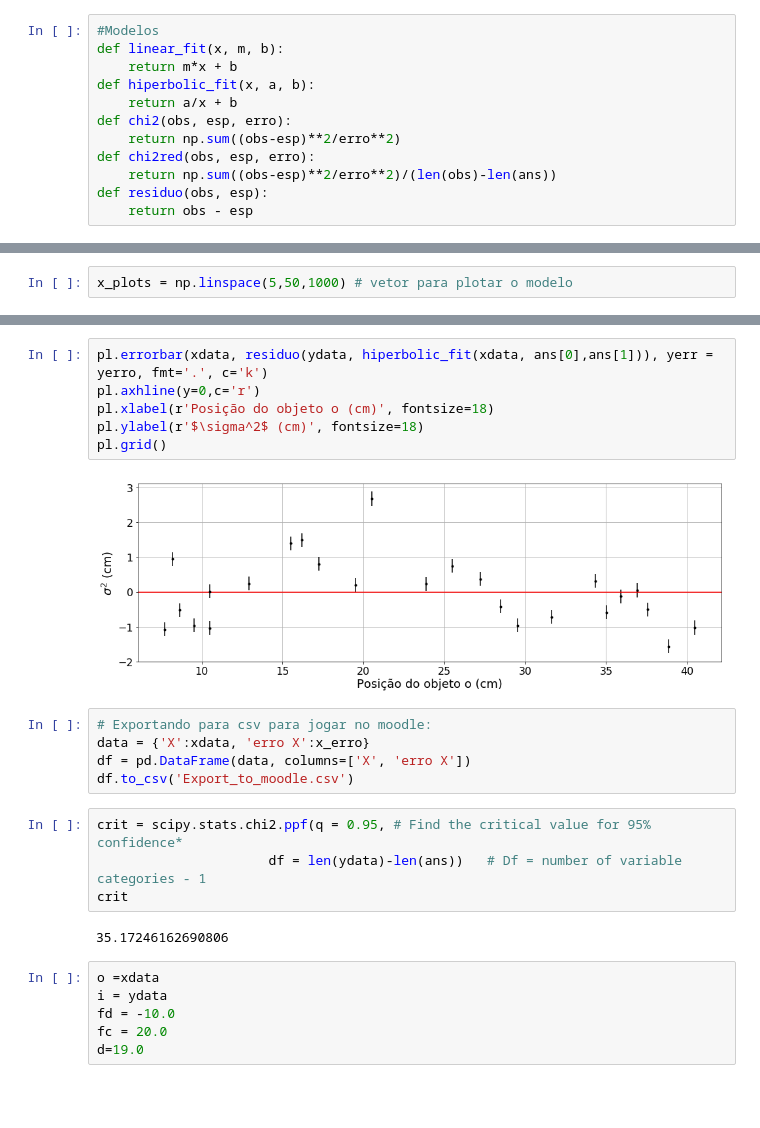
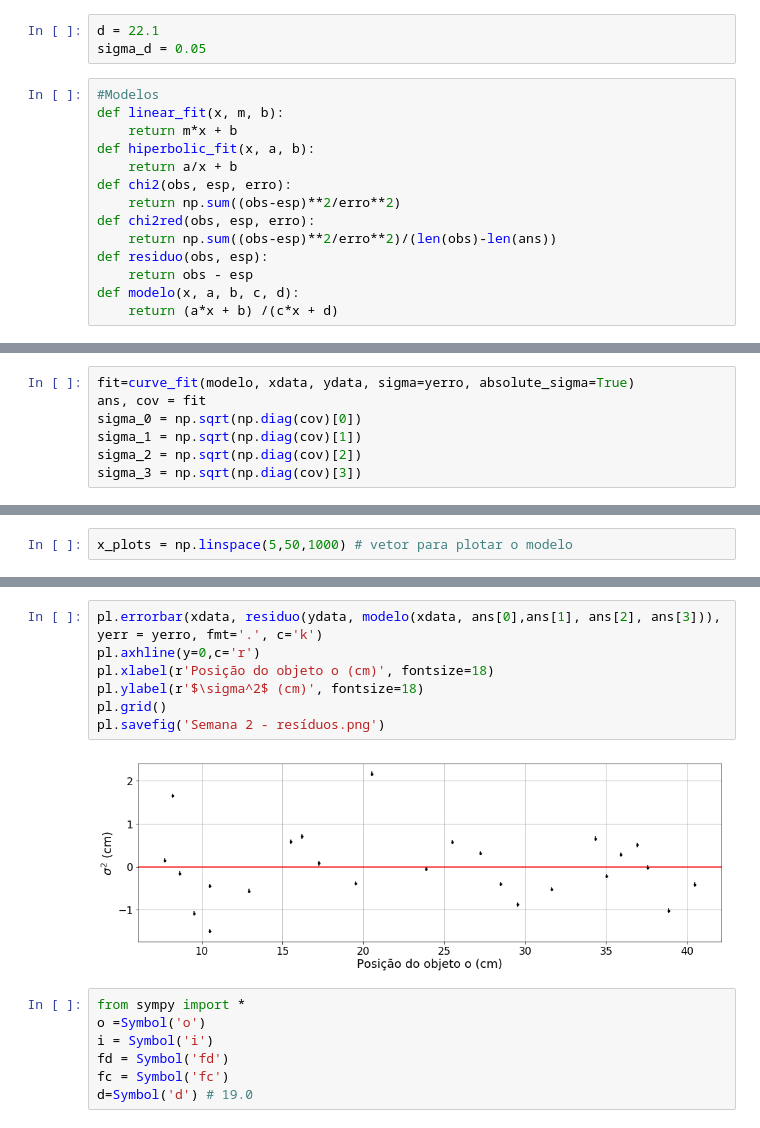
Before and after one commit to HBuenoo/IFUSP, a Jupyter notebook: Lab 4/Exp 1/Semana2.ipynb, the cells around one changed output, grey strips where cells are left out. Drawn from its saved outputs; the diff is of its cells as text; blank space fills up the shorter version.

Commit message:
alterações no código semana 2

```diff
--- a/Lab 4/Exp 1/Semana2.ipynb
+++ b/Lab 4/Exp 1/Semana2.ipynb
@@ -37,6 +37,9 @@ data
 | 22 | 17.26 | 0.05 | 95.10 | 0.05 |
 | 23 | 7.69 | 0.05 | 124.40 | 0.05 |
 | 24 | 8.65 | 0.05 | 118.71 | 0.05 |
+# %%
+d = 22.1
+sigma_d = 0.05
 # %%
 #Modelos
 def linear_fit(x, m, b):
@@ -49,6 +52,8 @@ def chi2red(obs, esp, erro):
     return np.sum((obs-esp)**2/erro**2)/(len(obs)-len(ans))
 def residuo(obs, esp):
     return obs - esp
+def modelo(x, a, b, c, d):
+    return (a*x + b) /(c*x + d)
 # %%
 fit=curve_fit(hiperbolic_fit, xdata, ydata, sigma=yerro, absolute_sigma=True)
 ans, cov = fit
@@ -88,3 +104,10 @@ array([-0.95708267,  0.74698911,  2.67791048,  1.39321266, -1.03240965,
         0.04577019, -0.12712461, -0.58650749, -0.41666643,  0.23046999,
         0.19726484,  1.48515263,  0.24396062,  0.01759035, -0.71855581,
         0.37517684,  0.31531331,  0.80797778, -1.07022249, -0.51949784])
+# %%
+fit=curve_fit(modelo, xdata, ydata, sigma=yerro, absolute_sigma=True)
+ans, cov = fit
+sigma_0 = np.sqrt(np.diag(cov)[0])
+sigma_1 = np.sqrt(np.diag(cov)[1])
+sigma_2 = np.sqrt(np.diag(cov)[2])
+sigma_3 = np.sqrt(np.diag(cov)[3])
@@ -103,26 +130,17 @@ pl.savefig('Semana 2 - Composição de lentes.png')
 # %%
-pl.errorbar(xdata, residuo(ydata, hiperbolic_fit(xdata, ans[0],ans[1])), yerr = yerro, fmt='.', c='k')
+pl.errorbar(xdata, residuo(ydata, modelo(xdata, ans[0],ans[1], ans[2], ans[3])), yerr = yerro, fmt='.', c='k')
 pl.axhline(y=0,c='r')
 pl.xlabel(r'Posição do objeto o (cm)', fontsize=18)
 pl.ylabel(r'$\sigma^2$ (cm)', fontsize=18)
 pl.grid()
+pl.savefig('Semana 2 - resíduos.png')
 # %% [output]
-[figure, old version]
+[figure, new version]
-# %%
-# Exportando para csv para jogar no moodle:
-data = {'X':xdata, 'erro X':x_erro}
-df = pd.DataFrame(data, columns=['X', 'erro X'])
-df.to_csv('Export_to_moodle.csv')
-# %%
-crit = scipy.stats.chi2.ppf(q = 0.95, # Find the critical value for 95% confidence*
-                      df = len(ydata)-len(ans))   # Df = number of variable categories - 1
-crit
-# %% [output]
-35.17246162690806
-# %%
-o =xdata
-i = ydata
-fd = -10.0
-fc = 20.0
-d=19.0
+# %%
+from sympy import *
+o =Symbol('o')
+i = Symbol('i')
+fd = Symbol('fd')
+fc = Symbol('fc')
+d=Symbol('d') # 19.0
 # %%
```
Also changed, not shown: parts of 22 cells of this notebook, 5 other files.
